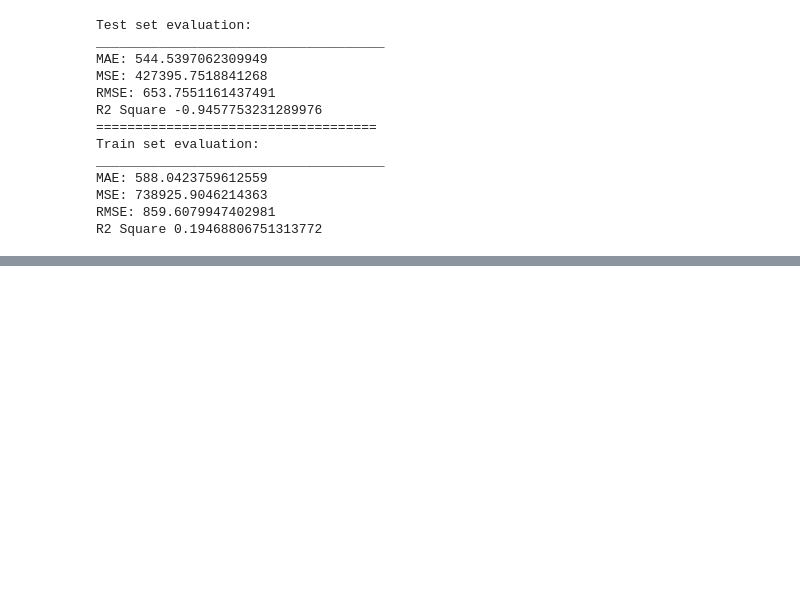
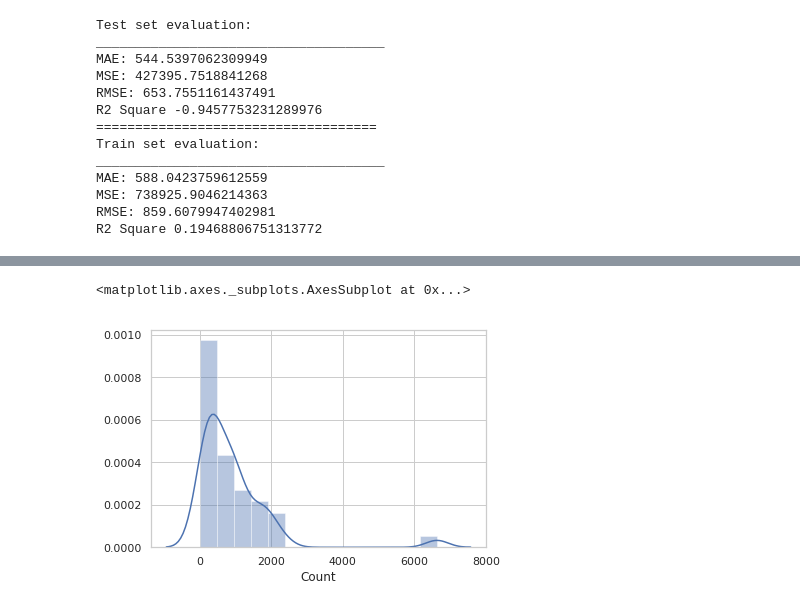
Before and after one commit to essamgouda97/ECE720-project1, a Jupyter notebook: Group28_task1.ipynb, the cells around one changed output, grey strips where cells are left out. Drawn from its saved outputs; the diff is of its cells as text; code cells hidden in the pictures; blank space fills up the shorter version.

```diff
--- a/Group28_task1.ipynb
+++ b/Group28_task1.ipynb
@@ -2105,0 +2118,8 @@ results_df
+# %%
+merged_data_males = pd.merge(left=mos_data_grouped_B_males, right=weather_data_grouped, left_on='Trap Date', right_on='date_time_local')
+
+print(len(merged_data_males.index))
+
+merged_data_males.drop(columns=['date_time_local'], inplace=True) #redundent
+
+merged_data_males.head()
@@ -2105,0 +2134,5 @@ results_df
+# %%
+sns.distplot(merged_data_males['Count'])
+# %% [output]
+<matplotlib.axes._subplots.AxesSubplot at 0x...>
+[figure, added]
```
Also changed, not shown: parts of 39 cells of this notebook.
